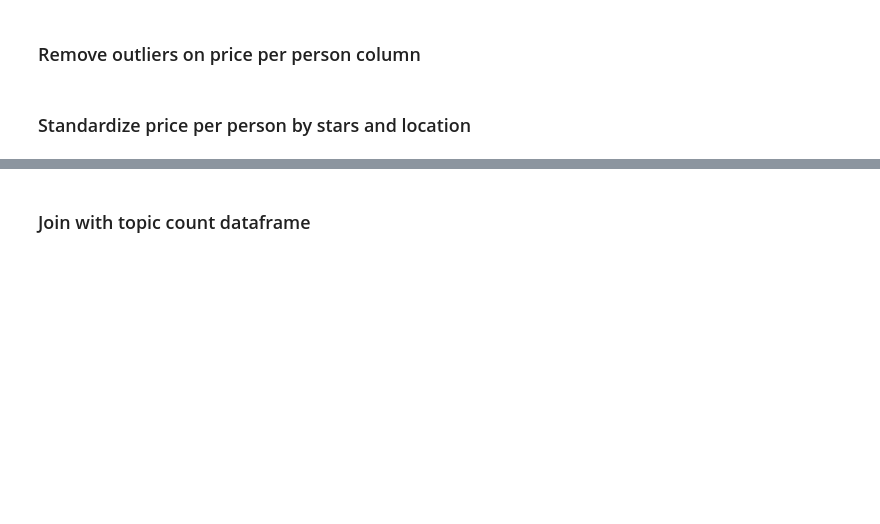
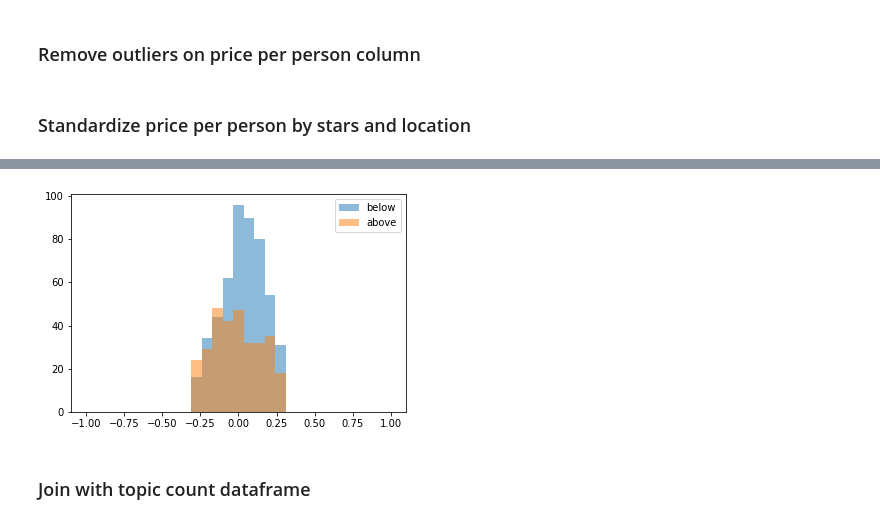
Before and after one commit to rmondini/insight-project, a Jupyter notebook: BookingReviewsPricePrediction.ipynb, the cells around one changed output, grey strips where cells are left out. Saved outputs shown, nothing was run; the diff lists cells and outputs as text; code cells hidden in the pictures; blank space fills up the shorter version.

```diff
--- a/BookingReviewsPricePrediction.ipynb
+++ b/BookingReviewsPricePrediction.ipynb
@@ -280,3 +305,11 @@ df_hotel_detailed_info_list_filtered = df_hotel_detailed_info_list_filtered[df_h
+# %%
+bins = np.linspace(-1, 1, 30)
+plt.hist(prova_below['hotel_room_price_per_person_pc_change'], bins, alpha=0.5, label='below')
+plt.hist(prova_above['hotel_room_price_per_person_pc_change'], bins, alpha=0.5, label='above')
+plt.legend()
+plt.show()
+# %% [output]
+[figure, added]
 # %% [markdown]
 ### Join with topic count dataframe
 # %%
```
Also changed, not shown: parts of 35 cells of this notebook, 2 other files.
